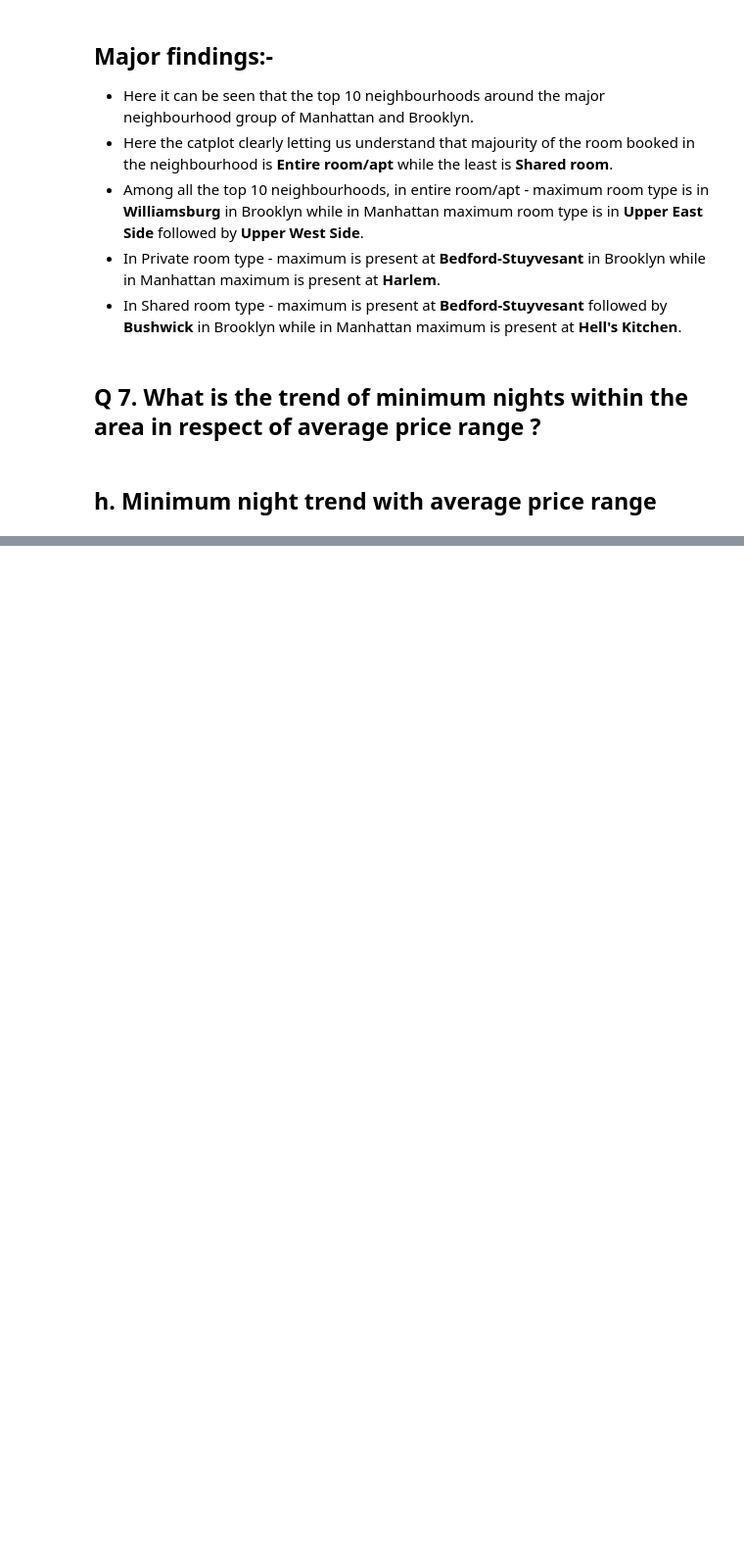
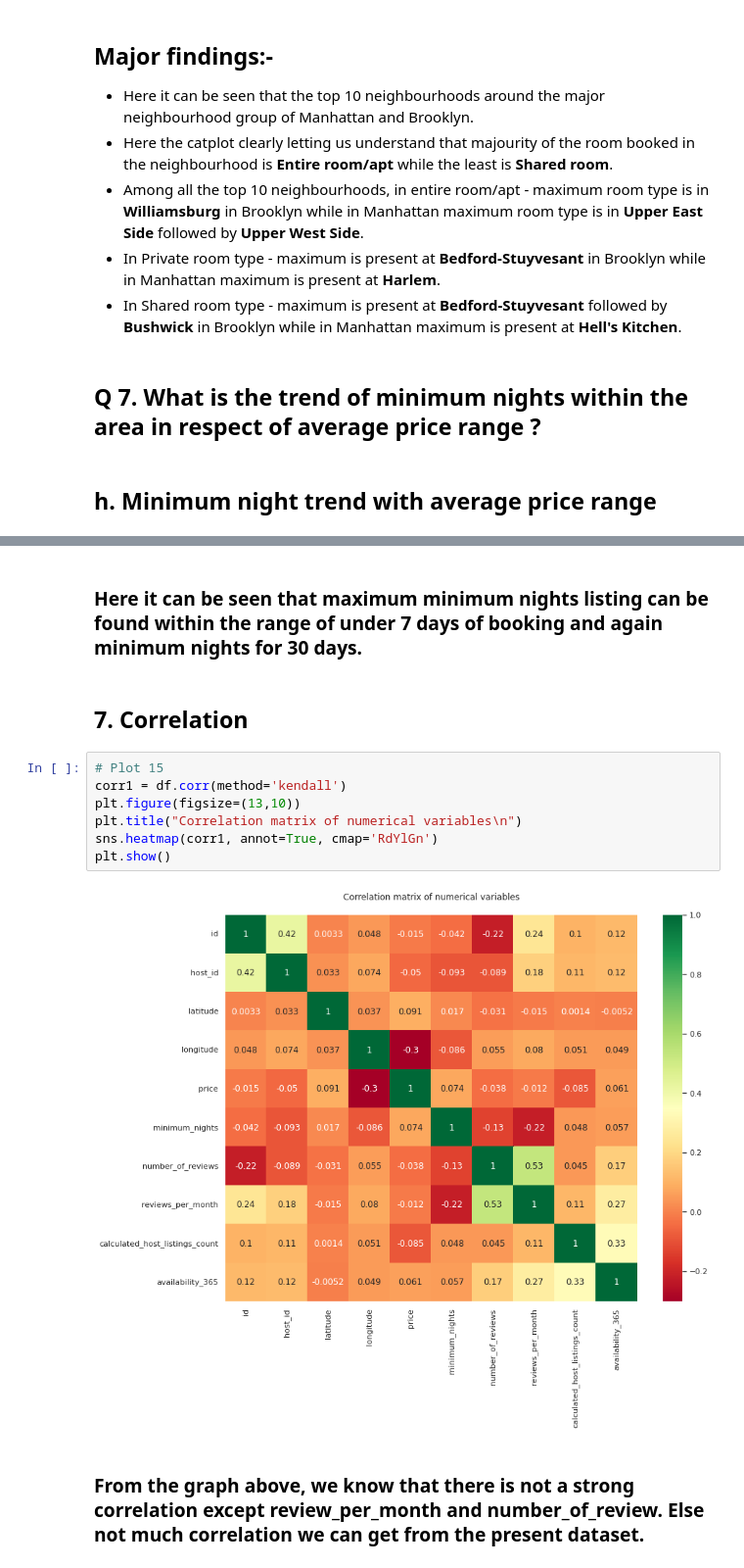
Before and after one commit to Darsh66/Airbnb-Booking-Analysis, a Jupyter notebook: Darshan_Capstone_Airbnb_Booking_Analysis.ipynb, the cells around one changed output, grey strips where cells are left out. Shown at 98% size. Saved outputs shown, nothing was run; the diff lists cells and outputs as text; blank space fills up the shorter version.

```diff
--- a/Darshan_Capstone_Airbnb_Booking_Analysis.ipynb
+++ b/Darshan_Capstone_Airbnb_Booking_Analysis.ipynb
@@ -863,0 +927,15 @@ ax.set_xticklabels(rotation=90)
+# %% [markdown]
+### Here it can be seen that maximum minimum nights listing can be found within the range of under 7 days of booking and again minimum nights for 30 days.
+# %% [markdown]
+## 7. **Correlation**
+# %%
+# Plot 15
+corr1 = df.corr(method='kendall')
+plt.figure(figsize=(13,10))
+plt.title("Correlation matrix of numerical variables\n")
+sns.heatmap(corr1, annot=True, cmap='RdYlGn')
+plt.show()
+# %% [output]
+[figure, added]
+# %% [markdown]
+### From the graph above, we know that there is not a strong correlation except review_per_month and number_of_review. Else not much correlation we can get from the present dataset.
```
Also changed, not shown: parts of 14 cells of this notebook.
